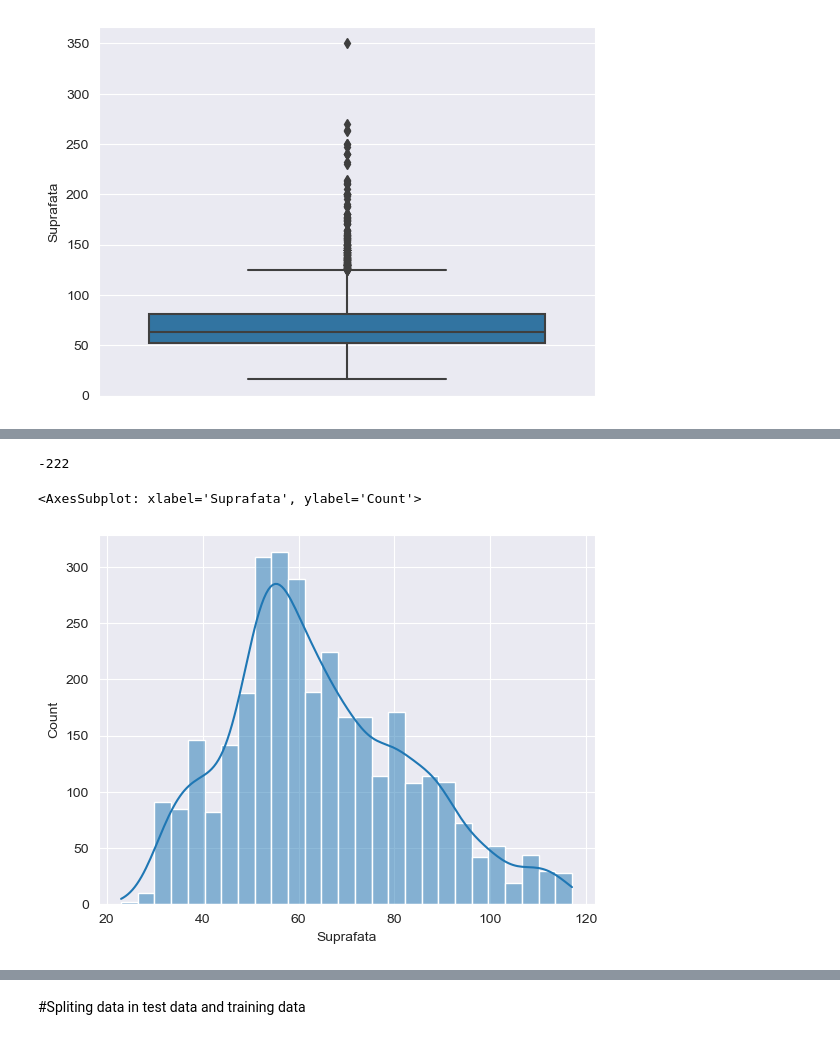
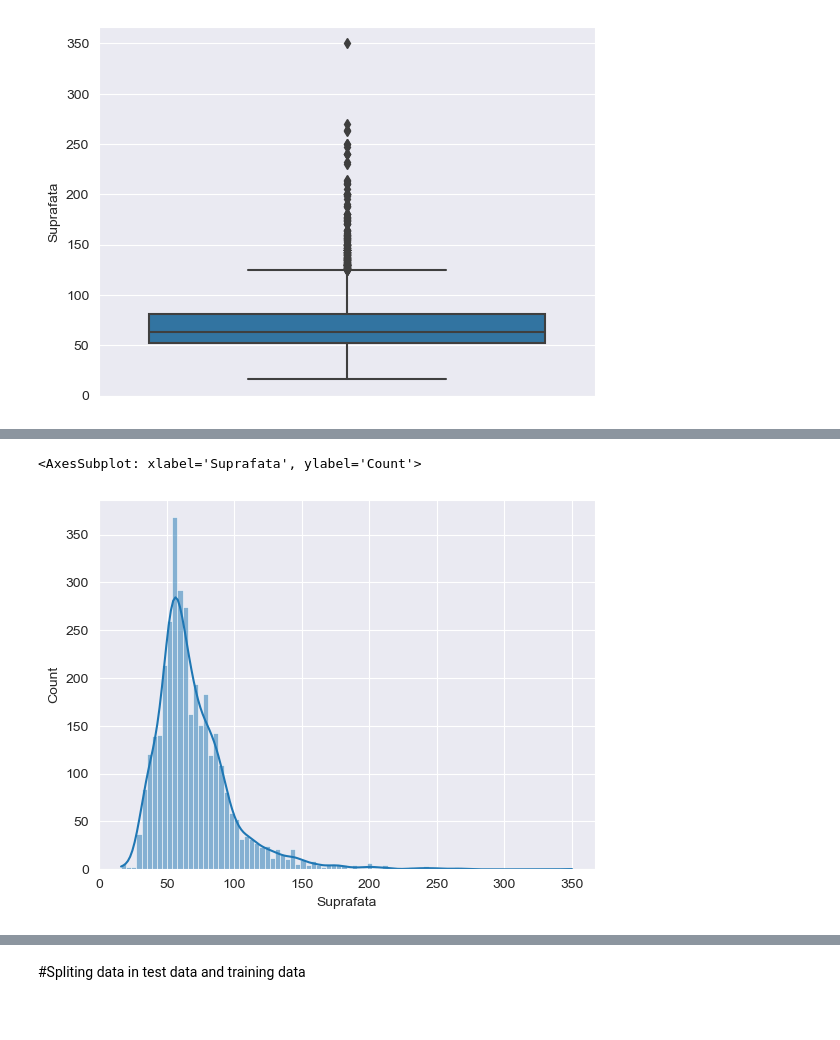
Before and after one commit to MirceaPetcu/BucharestHousePrediction, a Jupyter notebook: HousePricePrediction.ipynb, the cells around one changed output, grey strips where cells are left out. Cells and saved outputs as stored; diff of their text form; code cells hidden in the pictures.

```diff
--- a/HousePricePrediction.ipynb
+++ b/HousePricePrediction.ipynb
@@ -134,11 +105,7 @@ sns.violinplot(y=dataset3['Suprafata'],linewidth=2)
-# %%
-dataset3.shape[0]-dataset2.shape[0]
-# %% [output]
--222
 # %%
-sns.histplot(x=dataset3['Suprafata'],kde=True)
+sns.histplot(x=dataset2['Suprafata'],kde=True)
 # %% [output]
 <AxesSubplot: xlabel='Suprafata', ylabel='Count'>
-[figure, old version]
+[figure, new version]
 # %%
 # log normalization - correct the skewness
```
Also changed, not shown: parts of 31 cells of this notebook.
